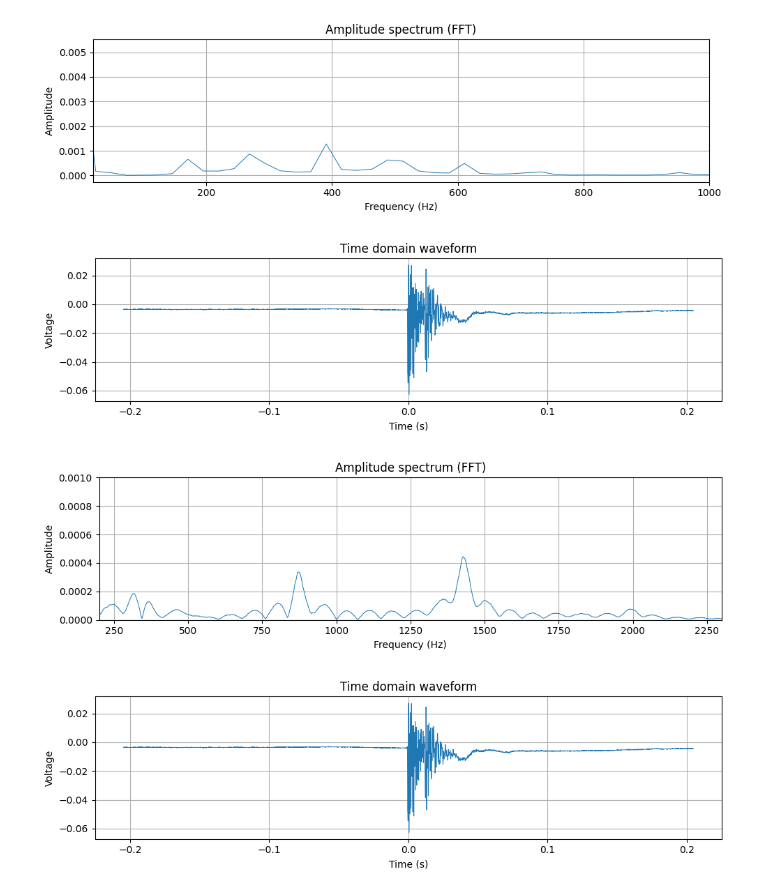
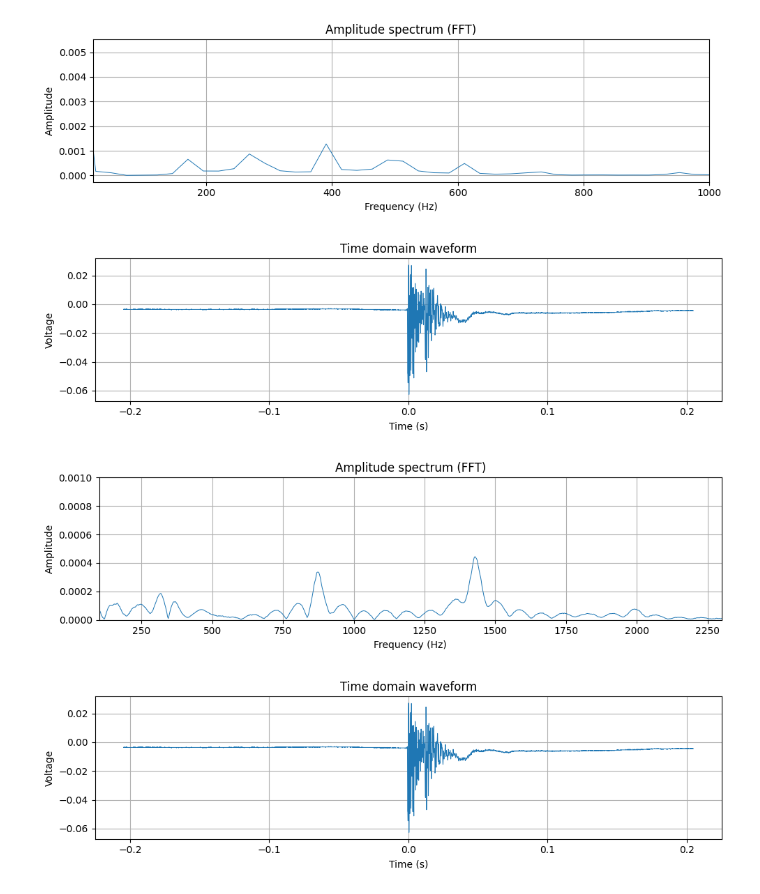
Before and after one commit to massiegabe/Acousticsproject, a Jupyter notebook: New Setup/Smalltube.ipynb, the cells around one changed output. Drawn from its saved outputs; the diff is of its cells as text; code cells hidden in the pictures.

```diff
--- a/New Setup/Smalltube.ipynb
+++ b/New Setup/Smalltube.ipynb
@@ -210,35 +223,35 @@ voltage = df['voltage'].to_numpy()
 plt.figure(figsize=(10, 3))
 plt.plot(time, voltage, linewidth=0.7)
 plt.xlabel('Time (s)')
 plt.ylabel('Voltage')
 plt.title('Time domain waveform')
 plt.grid(True)
 plt.tight_layout()
 plt.show()
 
 # Compute FFT
 dt = np.mean(np.diff(time))           # sampling interval
 fs = 1.0 / dt                         # sampling frequency
 N = len(voltage)
 yf = np.fft.rfft(voltage)
 xf = np.fft.rfftfreq(N, d=dt)
 amp = np.abs(yf) / N                  # amplitude spectrum (normalized)
 
 # Plot amplitude spectrum
 plt.figure(figsize=(10, 3))
 plt.plot(xf, amp, linewidth=0.7)
-plt.xlim(200, 2300)
+plt.xlim(100, 2300)
 plt.ylim(0, 0.001)
 
 plt.xlabel('Frequency (Hz)')
 plt.ylabel('Amplitude')
 plt.title('Amplitude spectrum (FFT)')
 plt.grid(True)
 plt.tight_layout()
 plt.show()
 # %% [output]
 [figure]
-[figure, old version]
+[figure, new version]
 # %%
 filepath = 'small2.csv'
 try:
```
Also changed, not shown: parts of 5 cells of this notebook, 3 other files.
